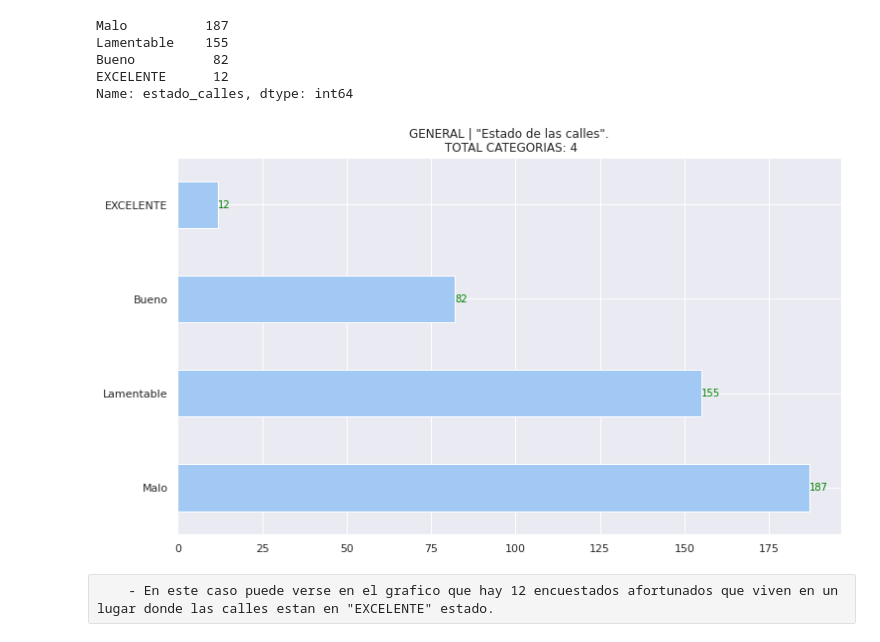
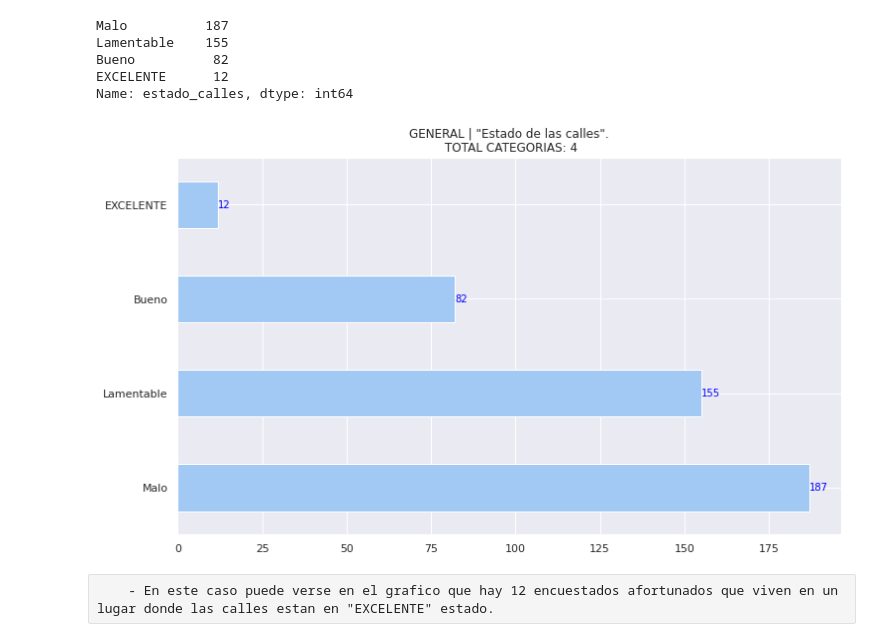
Before and after one commit to TorrezMN/Data_Science, a Jupyter notebook: notebooks/GeneralView.ipynb, the cells around one changed output. Saved outputs shown, nothing was run; the diff lists cells and outputs as text; code cells hidden in the pictures.

```diff
--- a/notebooks/GeneralView.ipynb
+++ b/notebooks/GeneralView.ipynb
@@ -115,7 +115,7 @@ mas_una_respuesta = lr[lr>1]
 # %%
 fig1 = mas_una_respuesta.plot(
     kind='barh',
-    title=f'GENERAL | Conteo de "Lugares" con mas de 1 respuesta.\n TOTAL CATEGORIAS: {mas_una_respuesta.size}',
+    title=f'GENERAL | Conteo de "Lugares" con mas de 1 respuesta.',
 )
 
 for k,v in enumerate(mas_una_respuesta):
@@ -161,7 +161,7 @@ lrpy_mayor_uno = lrpy[lrpy>1]
 # %%
 fig2 = lrpy_mayor_uno.plot(
     kind='barh',
-    title=f'GENERAL | "Residencia en Paraguay" con mas de 1 respuesta.\n Total Categorías: {lrpy_mayor_uno.size}',
+    title=f'GENERAL | "Residencia en Paraguay" con mas de 1 respuesta.',
 )
 
 for k,v in enumerate(lrpy_mayor_uno):
@@ -192,14 +192,14 @@ Name: estado_calles, dtype: int64
 # %%
 fig3 = est_calles.plot(
     kind='barh',
     title=f'GENERAL | "Estado de las calles".\n TOTAL CATEGORIAS: {est_calles.size}',
 )
 
 for k,v in enumerate(est_calles):
-    fig3.annotate(v,(v,k),  va='center',color='green',fontsize=10)
+    fig3.annotate(v,(v,k),  va='center',color='blue',fontsize=10)
 plt.show()
 # %% [output]
-[figure, old version]
+[figure, new version]
 # %% [raw]
     - En este caso puede verse en el grafico que hay 12 encuestados afortunados que viven en un lugar donde las calles estan en "EXCELENTE" estado.
 # %% [raw]
```
Also changed, not shown: parts of 35 cells of this notebook.
